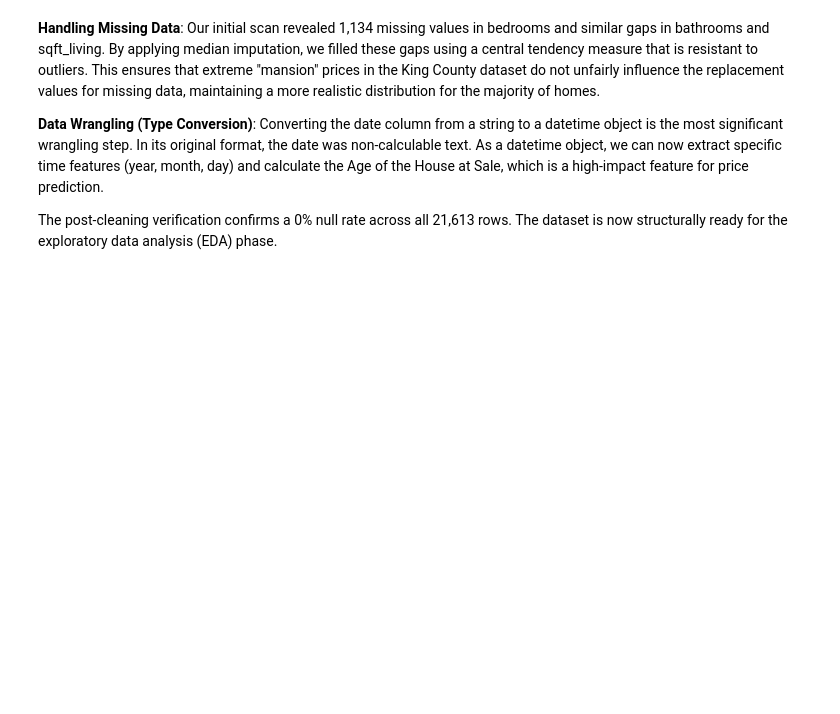
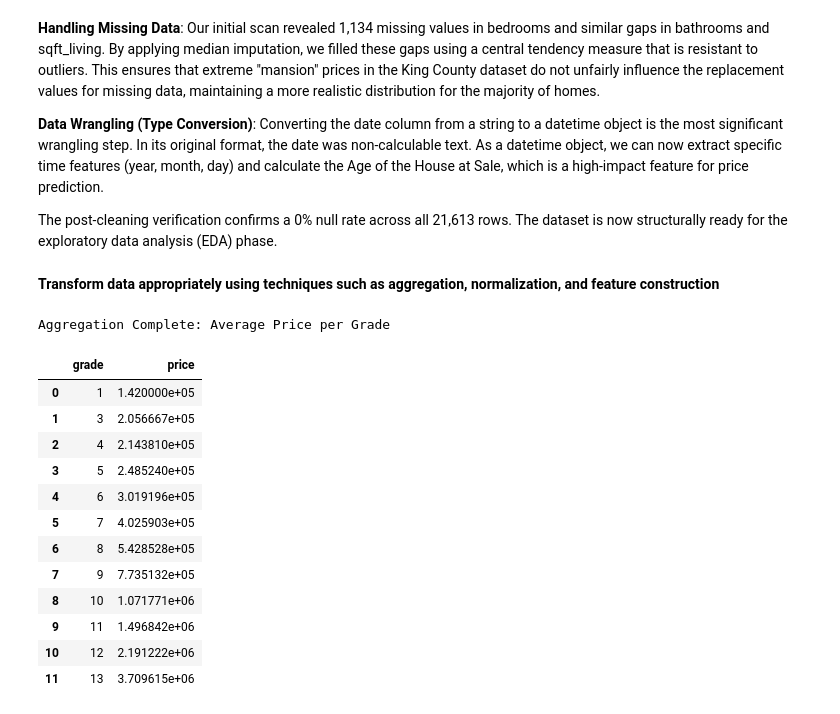
Before and after one commit to mhettick-sd/ADS500B-Final_Project, a Jupyter notebook: notebooks/analysis_Meeki.ipynb, the cells around one changed output. Cells and saved outputs as stored; diff of their text form; code cells hidden in the pictures; blank space fills up the shorter version.

```diff
--- a/notebooks/analysis_Meeki.ipynb
+++ b/notebooks/analysis_Meeki.ipynb
@@ -128,3 +128,26 @@ df.head()
 **Data Wrangling (Type Conversion)**: Converting the date column from a string to a datetime object is the most significant wrangling step. In its original format, the date was non-calculable text. As a datetime object, we can now extract specific time features (year, month, day) and calculate the Age of the House at Sale, which is a high-impact feature for price prediction.
 
 The post-cleaning verification confirms a 0% null rate across all 21,613 rows. The dataset is now structurally ready for the exploratory data analysis (EDA) phase.
+# %% [markdown]
+**Transform data appropriately using techniques such as aggregation, normalization, and feature construction**
+# %%
+# AGGREGATION: Group by house grade to see the average price
+# This satisfies the "Aggregation" requirement
+agg_df = df.groupby('grade')['price'].mean().reset_index()
+print("Aggregation Complete: Average Price per Grade")
+agg_df
+# %% [output]
+Aggregation Complete: Average Price per Grade
+|  | grade | price |
+| 0 | 1 | 1.420000e+05 |
+| 1 | 3 | 2.056667e+05 |
+| 2 | 4 | 2.143810e+05 |
+| 3 | 5 | 2.485240e+05 |
+| 4 | 6 | 3.019196e+05 |
+| 5 | 7 | 4.025903e+05 |
+| 6 | 8 | 5.428528e+05 |
+| 7 | 9 | 7.735132e+05 |
+| 8 | 10 | 1.071771e+06 |
+| 9 | 11 | 1.496842e+06 |
+| 10 | 12 | 2.191222e+06 |
+| 11 | 13 | 3.709615e+06 |
```
Also changed, not shown: parts of 5 cells of this notebook.
